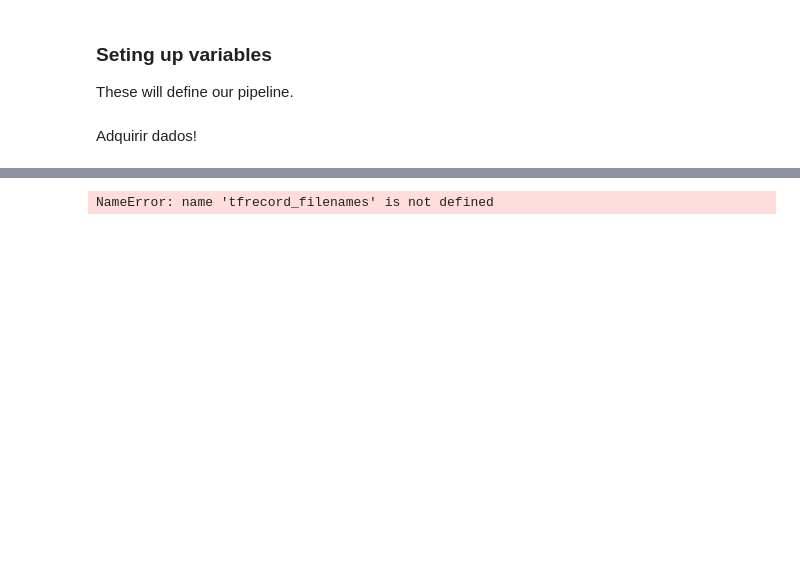
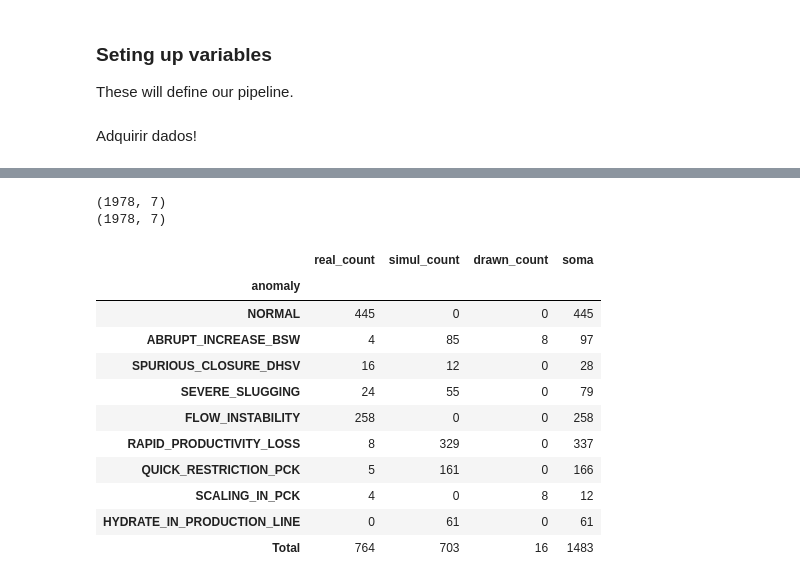
Before and after one commit to Punpuf/lemi_3w, a Jupyter notebook: raw_data_manager/pipeline_3w.ipynb, the cells around one changed output, grey strips where cells are left out. Saved outputs shown, nothing was run; the diff lists cells and outputs as text; code cells hidden in the pictures; blank space fills up the shorter version.

```diff
--- a/raw_data_manager/pipeline_3w.ipynb
+++ b/raw_data_manager/pipeline_3w.ipynb
@@ -149,4 +127,73 @@ NotFoundError: {{function_node __wrapped__IteratorGetNext_output_types_1_device_
-# %%
-tfrecord_filenames
-# %% [output]
-NameError: name 'tfrecord_filenames' is not defined
+# %%
+from sklearn.model_selection import train_test_split
+import pandas as pd
+
+
+y = inspector.get_metadata_table()
+X_mock = pd.DataFrame(0, index=range(y.shape[0]), columns=range(7))
+
+print(X_mock.shape)
+print(y.shape)
+
+x_train, x_test, y_train, y_test = train_test_split(y, y,
+                                                    test_size=0.25,
+                                                    random_state=0,
+                                                    stratify=y[['source', 'class_type']])
+# %% [output]
+(1978, 7)
+(1978, 7)
+# %%
+from raw_data_manager import models
+
+def get_table_by_anomaly_source(data_all: pd.DataFrame) -> pd.DataFrame:
+    anomaly = []
+    real_count = []
+    simul_count = []
+    drawn_count = []
+    soma = []
+
+    for anomaly_type in models.EventClassType:
+        anomaly.append(anomaly_type.name)
+
+        real_count.append(
+            len(data_all[(data_all['class_type'] == anomaly_type.name) & (data_all['source'] == 'REAL')]))
+        simul_count.append(
+            len(data_all[(data_all['class_type'] == anomaly_type.name) & (data_all['source'] == 'SIMULATED')]))
+        drawn_count.append(
+            len(data_all[(data_all['class_type'] == anomaly_type.name) & (data_all['source'] == 'HAND_DRAWN')]))
+        soma.append(
+            len(data_all[data_all['class_type'] == anomaly_type.name]))
+
+    anomaly.append('Total')
+    real_count.append(sum(real_count))
+    simul_count.append(sum(simul_count))
+    drawn_count.append(sum(drawn_count))
+    soma.append(sum(soma))
+
+    data = {
+        'anomaly': anomaly,
+        'real_count': real_count,
+        'simul_count': simul_count,
+        'drawn_count': drawn_count,
+        'soma' : soma,
+    }
+
+    # Create the DataFrame
+    df_source = pd.DataFrame(data)
+    df_source.set_index('anomaly', inplace=True)
+    return df_source
+# %%
+get_table_by_anomaly_source(x_train)
+# %% [output]
+|  | real_count | simul_count | drawn_count | soma |
+| anomaly |  |  |  |  |
+| NORMAL | 445 | 0 | 0 | 445 |
+| ABRUPT_INCREASE_BSW | 4 | 85 | 8 | 97 |
+| SPURIOUS_CLOSURE_DHSV | 16 | 12 | 0 | 28 |
+| SEVERE_SLUGGING | 24 | 55 | 0 | 79 |
+| FLOW_INSTABILITY | 258 | 0 | 0 | 258 |
+| RAPID_PRODUCTIVITY_LOSS | 8 | 329 | 0 | 337 |
+| QUICK_RESTRICTION_PCK | 5 | 161 | 0 | 166 |
+| SCALING_IN_PCK | 4 | 0 | 8 | 12 |
+| HYDRATE_IN_PRODUCTION_LINE | 0 | 61 | 0 | 61 |
+| Total | 764 | 703 | 16 | 1483 |
```
Also changed, not shown: parts of 13 cells of this notebook, 9 other files.
